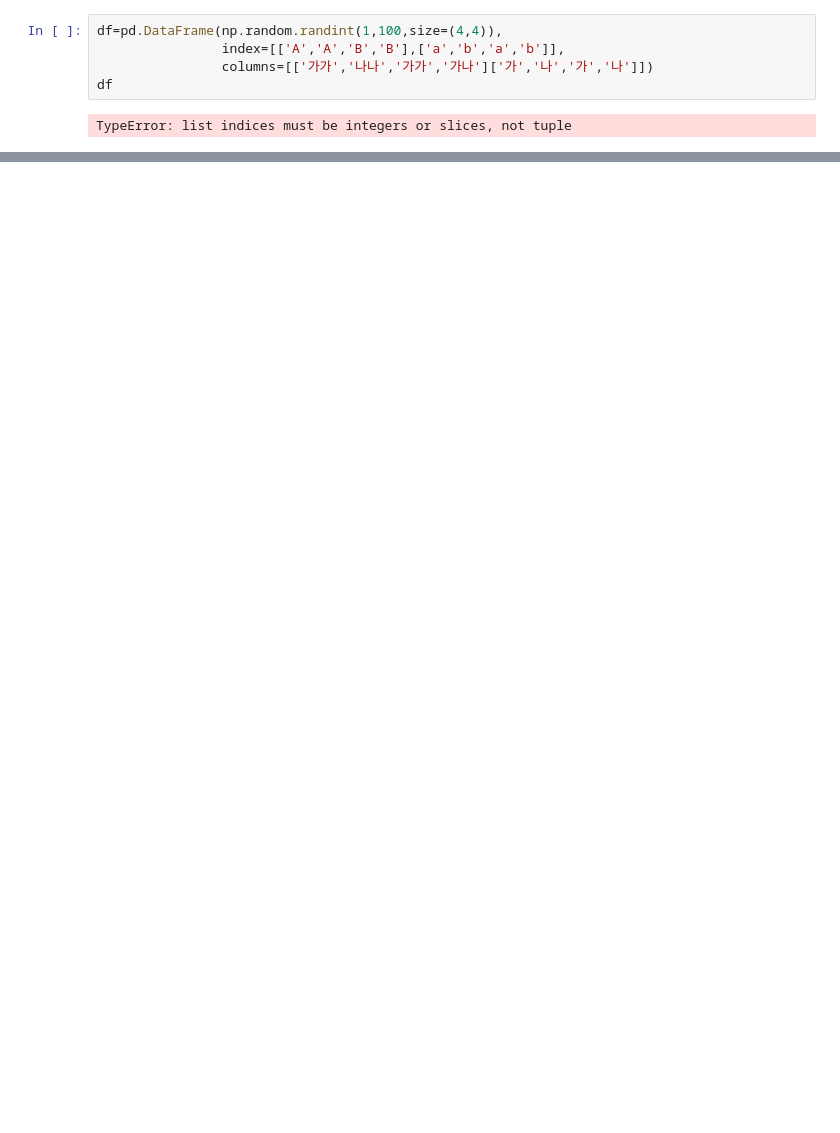
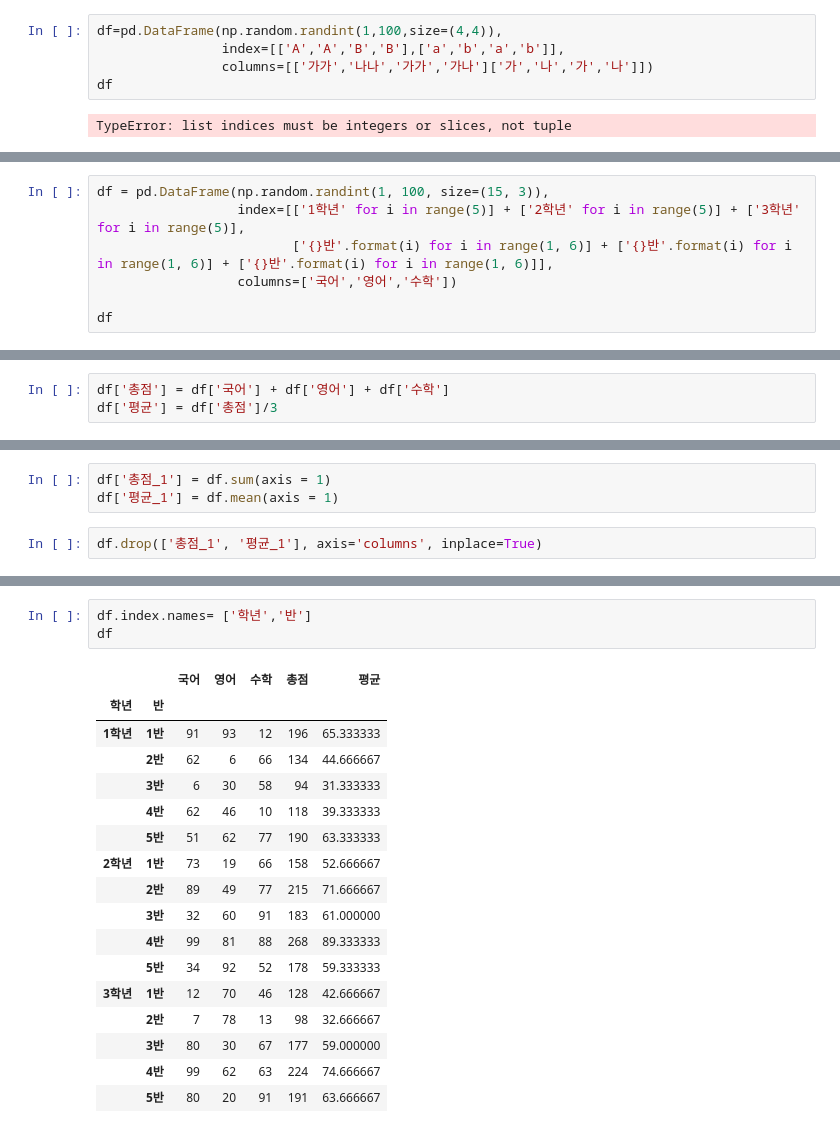
Before and after one commit to chesed71/kdigital_lecture, a Jupyter notebook: lab_1217.ipynb, the cells around one changed output, grey strips where cells are left out. Saved outputs shown, nothing was run; the diff lists cells and outputs as text; blank space fills up the shorter version.

```diff
--- a/lab_1217.ipynb
+++ b/lab_1217.ipynb
@@ -532,0 +605,7 @@ df
+# %%
+df = pd.DataFrame(np.random.randint(1, 100, size=(15, 3)),
+                  index=[['1학년' for i in range(5)] + ['2학년' for i in range(5)] + ['3학년' for i in range(5)],
+                         ['{}반'.format(i) for i in range(1, 6)] + ['{}반'.format(i) for i in range(1, 6)] + ['{}반'.format(i) for i in range(1, 6)]],
+                  columns=['국어','영어','수학'])
+
+df
@@ -532,0 +629,3 @@ df
+# %%
+df['총점'] = df['국어'] + df['영어'] + df['수학']
+df['평균'] = df['총점']/3
@@ -532,0 +651,5 @@ df
+# %%
+df['총점_1'] = df.sum(axis = 1)
+df['평균_1'] = df.mean(axis = 1)
+# %%
+df.drop(['총점_1', '평균_1'], axis='columns', inplace=True)
@@ -532,0 +675,21 @@ df
+# %%
+df.index.names= ['학년','반']
+df
+# %% [output]
+|  |  | 국어 | 영어 | 수학 | 총점 | 평균 |
+| 학년 | 반 |  |  |  |  |  |
+| 1학년 | 1반 | 91 | 93 | 12 | 196 | 65.333333 |
+|  | 2반 | 62 | 6 | 66 | 134 | 44.666667 |
+|  | 3반 | 6 | 30 | 58 | 94 | 31.333333 |
+|  | 4반 | 62 | 46 | 10 | 118 | 39.333333 |
+|  | 5반 | 51 | 62 | 77 | 190 | 63.333333 |
+| 2학년 | 1반 | 73 | 19 | 66 | 158 | 52.666667 |
+|  | 2반 | 89 | 49 | 77 | 215 | 71.666667 |
+|  | 3반 | 32 | 60 | 91 | 183 | 61.000000 |
+|  | 4반 | 99 | 81 | 88 | 268 | 89.333333 |
+|  | 5반 | 34 | 92 | 52 | 178 | 59.333333 |
+| 3학년 | 1반 | 12 | 70 | 46 | 128 | 42.666667 |
+|  | 2반 | 7 | 78 | 13 | 98 | 32.666667 |
+|  | 3반 | 80 | 30 | 67 | 177 | 59.000000 |
+|  | 4반 | 99 | 62 | 63 | 224 | 74.666667 |
+|  | 5반 | 80 | 20 | 91 | 191 | 63.666667 |
```
Also changed, not shown: parts of 61 cells of this notebook.
